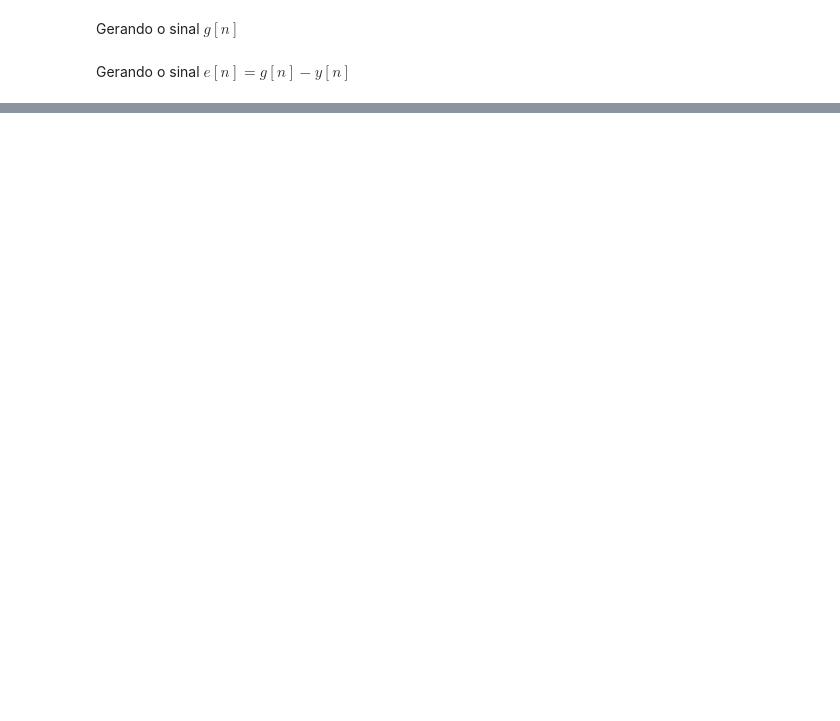
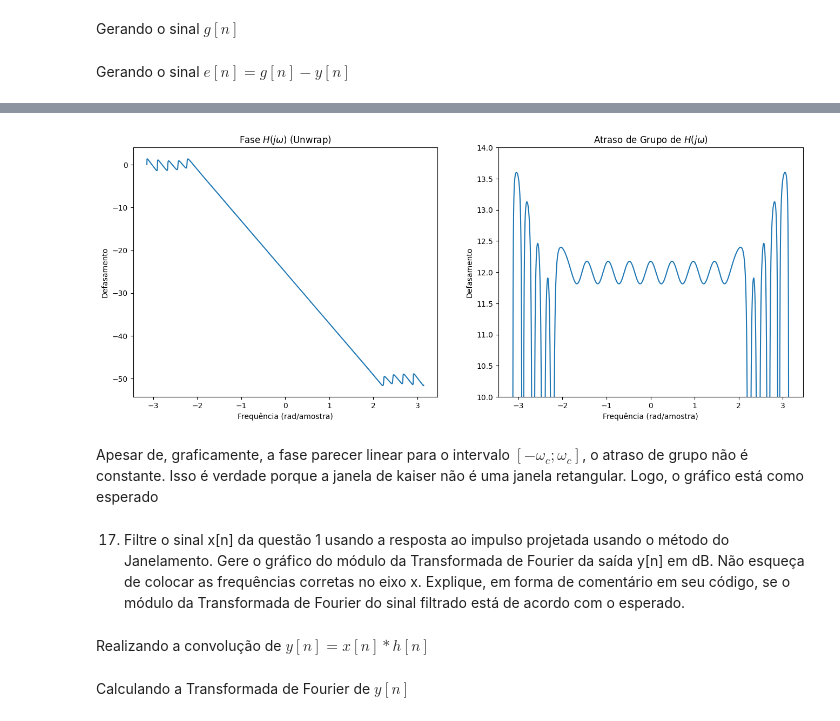
Before and after one commit to pab-h/filtros-de-fase-linear-e-Janelamento, a Jupyter notebook: Filtros de Fase Linear Usando Janelamento.ipynb, the cells around one changed output, grey strips where cells are left out. Drawn from its saved outputs; the diff is of its cells as text; code cells hidden in the pictures; blank space fills up the shorter version.

```diff
--- a/Filtros de Fase Linear Usando Janelamento.ipynb
+++ b/Filtros de Fase Linear Usando Janelamento.ipynb
@@ -433,0 +639,30 @@ Os gráficos são razoavelmente parecidos e sincronizados. Podemos notar isso no
+# %%
+d_H_phase_unwrap = np.diff(H_phase_unwrap)
+d_H_frequencies  = np.diff(H_frequencies)
+
+H_group_delay = - d_H_phase_unwrap / d_H_frequencies
+# %%
+figure, axes = plt.subplots(nrows = 1, ncols = 2, figsize = (16, 6))
+
+axes[0].plot(H_frequencies, H_phase_unwrap)
+axes[0].set_title("Fase $ H(j\\omega) $ (Unwrap)")
+axes[0].set_xlabel("Frequência (rad/amostra)")
+axes[0].set_ylabel("Defasamento")
+
+axes[1].plot(H_frequencies[1:], H_group_delay)
+axes[1].set_title("Atraso de Grupo de $ H(j\\omega) $")
+axes[1].set_xlabel("Frequência (rad/amostra)")
+axes[1].set_ylabel("Defasamento")
+axes[1].set_ylim(10, 14)
+
+plt.show()
+plt.close()
+# %% [output]
+[figure, added]
+# %% [markdown]
+Apesar de, graficamente, a fase parecer linear para o intervalo $[-\omega_c; \omega_c]$, o atraso de grupo não é constante. Isso é verdade porque a janela de kaiser não é uma janela retangular. Logo, o gráfico está como esperado
+# %% [markdown]
+17. Filtre o sinal x[n] da questão 1 usando a resposta ao impulso projetada usando o método do Janelamento. Gere o gráfico do módulo da Transformada de Fourier da saída y[n] em dB. Não esqueça de colocar as frequências corretas no eixo x. Explique, em
+forma de comentário em seu código, se o módulo da Transformada de Fourier do sinal filtrado está de acordo com o esperado.
+# %% [markdown]
+Realizando a convolução de $ y[n] = x[n] \ast h[n] $
@@ -433,0 +672,2 @@ Os gráficos são razoavelmente parecidos e sincronizados. Podemos notar isso no
+# %% [markdown]
+Calculando a Transformada de Fourier de $ y[n] $
```
Also changed, not shown: parts of 79 cells of this notebook.
